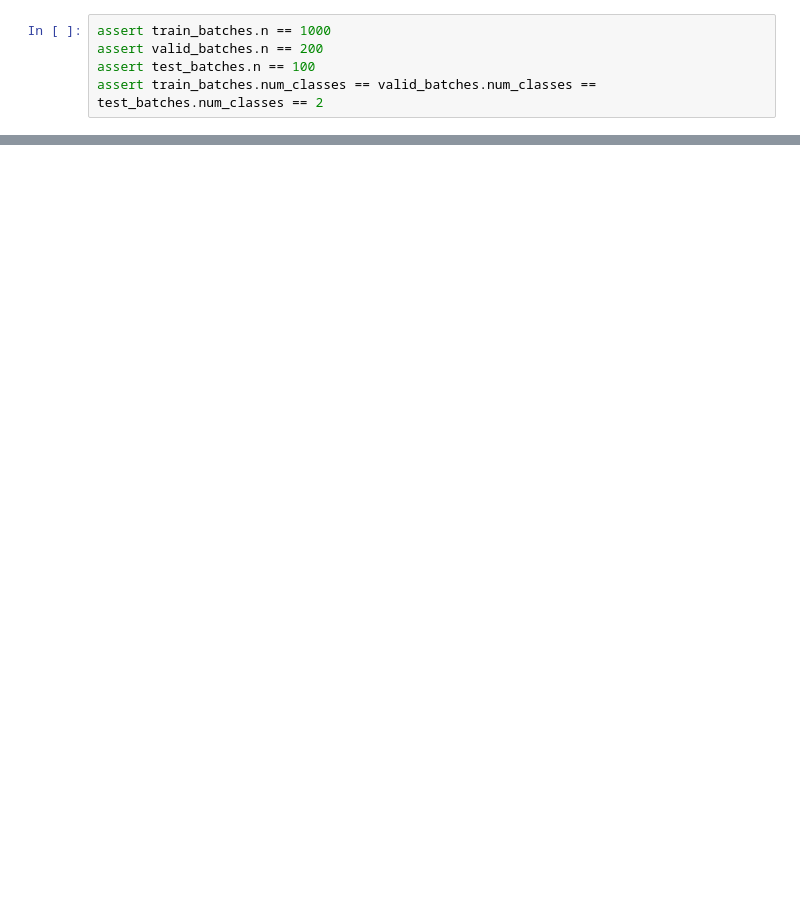
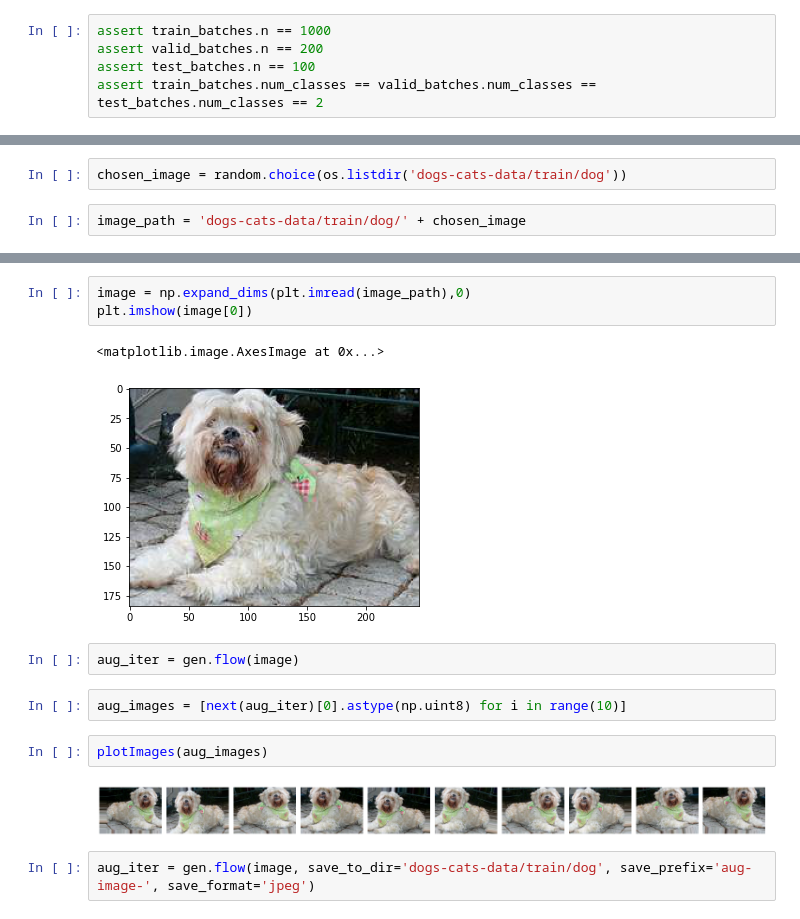
Before and after one commit to sammcruz/Learning, a Jupyter notebook: keras_tf_deeplizard/Keras with Tensorflow #2.ipynb, the cells around one changed output, grey strips where cells are left out. Saved outputs shown, nothing was run; the diff lists cells and outputs as text; blank space fills up the shorter version.

```diff
--- a/keras_tf_deeplizard/Keras with Tensorflow #2.ipynb
+++ b/keras_tf_deeplizard/Keras with Tensorflow #2.ipynb
@@ -78,0 +320,4 @@ assert train_batches.num_classes == valid_batches.num_classes == test_batches.nu
+# %%
+chosen_image = random.choice(os.listdir('dogs-cats-data/train/dog'))
+# %%
+image_path = 'dogs-cats-data/train/dog/' + chosen_image
@@ -78,0 +330,16 @@ assert train_batches.num_classes == valid_batches.num_classes == test_batches.nu
+# %%
+image = np.expand_dims(plt.imread(image_path),0)
+plt.imshow(image[0])
+# %% [output]
+<matplotlib.image.AxesImage at 0x...>
+[figure, added]
+# %%
+aug_iter = gen.flow(image)
+# %%
+aug_images = [next(aug_iter)[0].astype(np.uint8) for i in range(10)]
+# %%
+plotImages(aug_images)
+# %% [output]
+[figure, added]
+# %%
+aug_iter = gen.flow(image, save_to_dir='dogs-cats-data/train/dog', save_prefix='aug-image-', save_format='jpeg')
```
Also changed, not shown: parts of 29 cells of this notebook.
